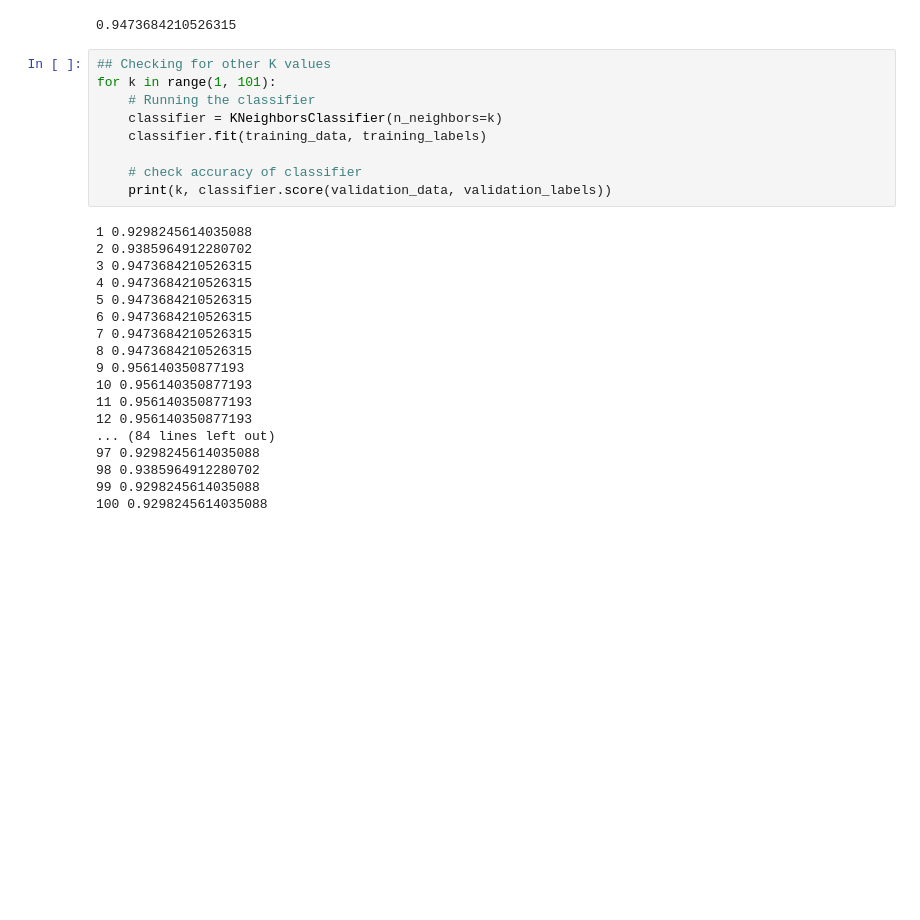
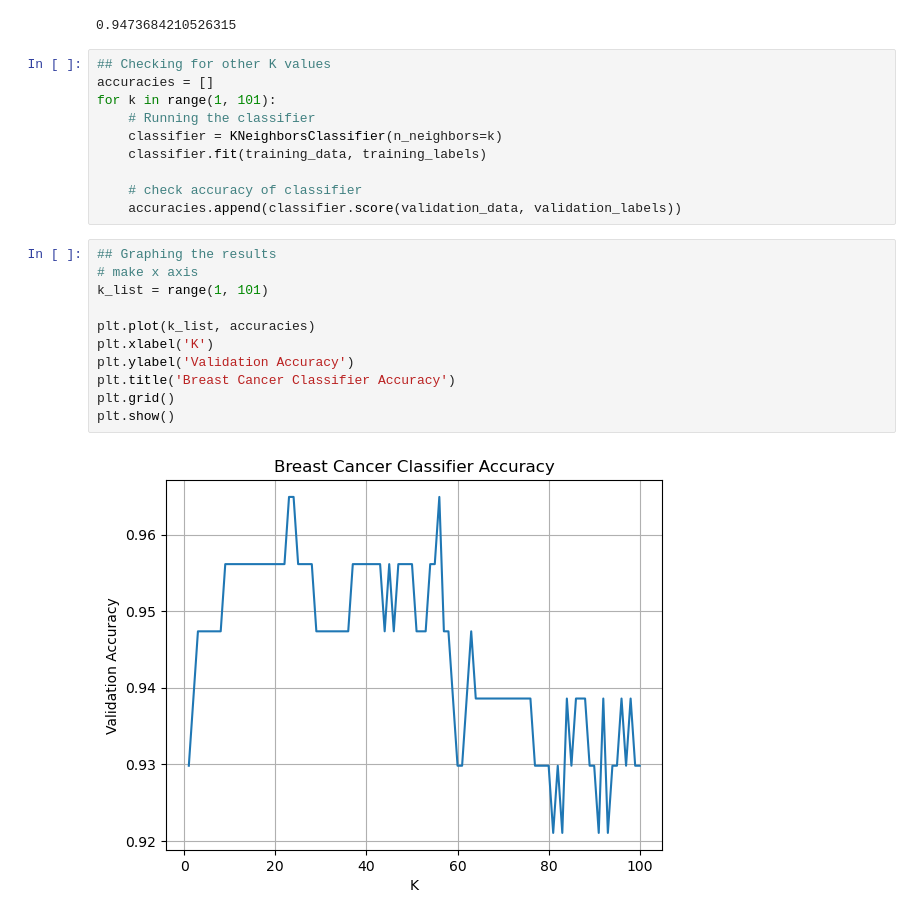
Before and after one commit to fatemehaa/DS-ML-Git-Projects, a Jupyter notebook: Cancer Classifier/Cancer classifier.ipynb, the cells around one changed output. Drawn from its saved outputs; the diff is of its cells as text; blank space fills up the shorter version.

Commit message:
Graphing the accuracy of the model

```diff
--- a/Cancer Classifier/Cancer classifier.ipynb
+++ b/Cancer Classifier/Cancer classifier.ipynb
@@ -65,28 +66,24 @@ print(classifier.score(validation_data, validation_labels))
 0.9473684210526315
 # %%
 ## Checking for other K values
+accuracies = []
 for k in range(1, 101):
     # Running the classifier
     classifier = KNeighborsClassifier(n_neighbors=k)
     classifier.fit(training_data, training_labels)
 
     # check accuracy of classifier
-    print(k, classifier.score(validation_data, validation_labels))
+    accuracies.append(classifier.score(validation_data, validation_labels))
-# %% [output]
-1 0.9298245614035088
-2 0.9385964912280702
-3 0.9473684210526315
-4 0.9473684210526315
-5 0.9473684210526315
-6 0.9473684210526315
-7 0.9473684210526315
-8 0.9473684210526315
-9 0.956140350877193
-10 0.956140350877193
-11 0.956140350877193
-12 0.956140350877193
-... (84 lines left out)
-97 0.9298245614035088
-98 0.9385964912280702
-99 0.9298245614035088
-100 0.9298245614035088
+# %%
+## Graphing the results
+# make x axis
+k_list = range(1, 101)
+
+plt.plot(k_list, accuracies)
+plt.xlabel('K')
+plt.ylabel('Validation Accuracy')
+plt.title('Breast Cancer Classifier Accuracy')
+plt.grid()
+plt.show()
+# %% [output]
+[figure, added]
```
Also changed, not shown: parts of 1 cell of this notebook.
